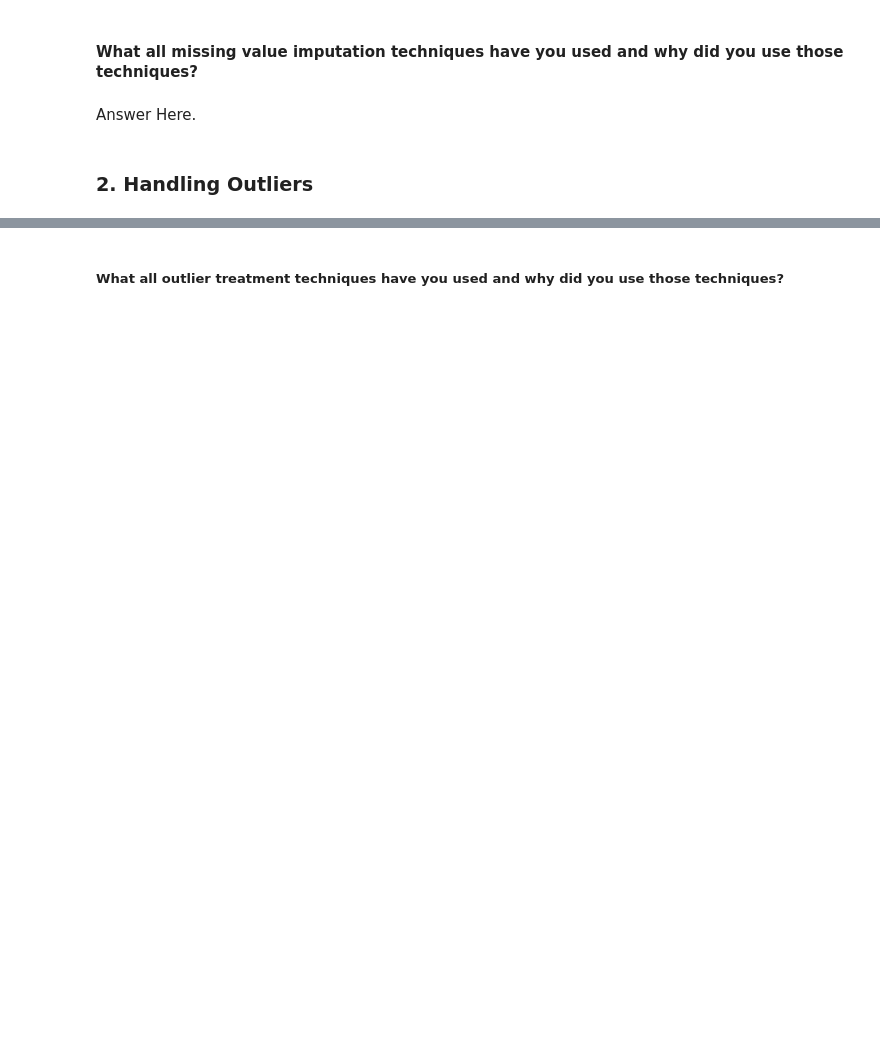
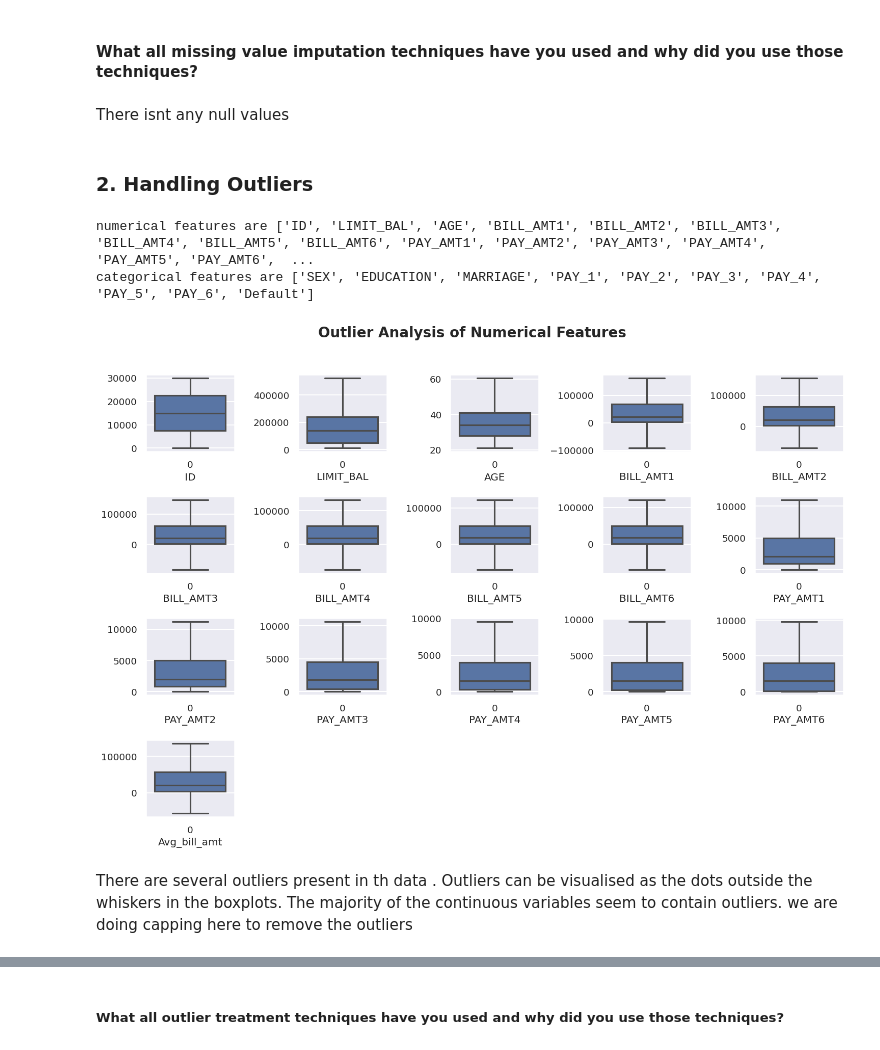
Before and after one commit to albin2122/Credit-Card-Default-Prediction, a Jupyter notebook: Credit_Card_Default_Prediction.ipynb, the cells around one changed output, grey strips where cells are left out. Cells and saved outputs as stored; diff of their text form; code cells hidden in the pictures; blank space fills up the shorter version.

```diff
--- a/Credit_Card_Default_Prediction.ipynb
+++ b/Credit_Card_Default_Prediction.ipynb
@@ -793,6 +776,6 @@ Answer Here.
 # %% [markdown]
 #### What all missing value imputation techniques have you used and why did you use those techniques?
-# %% [markdown]
-Answer Here.
+# %% [markdown]
+There isnt any null values
 # %% [markdown]
 ### 2. Handling Outliers
@@ -800,0 +782,32 @@ Answer Here.
+# %%
+# splitting data into numerical and categorical features for future conveniance
+numerical_features = []
+categorical_features = []
+for i in credit_df.columns:
+  if credit_df[i].nunique() > 15:
+    numerical_features.append(i)
+  else:
+    categorical_features.append(i)
+print(f'numerical features are {numerical_features}')
+print(f'categorical features are {categorical_features}')
+# %% [output]
+numerical features are ['ID', 'LIMIT_BAL', 'AGE', 'BILL_AMT1', 'BILL_AMT2', 'BILL_AMT3', 'BILL_AMT4', 'BILL_AMT5', 'BILL_AMT6', 'PAY_AMT1', 'PAY_AMT2', 'PAY_AMT3', 'PAY_AMT4', 'PAY_AMT5', 'PAY_AMT6',  ...
+categorical features are ['SEX', 'EDUCATION', 'MARRIAGE', 'PAY_1', 'PAY_2', 'PAY_3', 'PAY_4', 'PAY_5', 'PAY_6', 'Default']
+# %%
+# figsize
+plt.figure(figsize=(15,12))
+# title
+plt.suptitle('Outlier Analysis of Numerical Features', fontsize=20, fontweight='bold', y=1.02)
+
+for i,col in enumerate(numerical_features):
+  plt.subplot(5, 5, i+1)            # subplot of 4 rows and 5 columns
+
+  # countplot
+  sns.boxplot(credit_df[col])
+  # x-axis label
+  plt.xlabel(col)
+  plt.tight_layout()
+# %% [output]
+[figure, added]
+# %% [markdown]
+There are several outliers present in th data . Outliers can be visualised as the dots outside the whiskers in the boxplots. The majority of the continuous variables seem to contain outliers. we are doing capping here to remove the outliers
```
Also changed, not shown: parts of 75 cells of this notebook.
